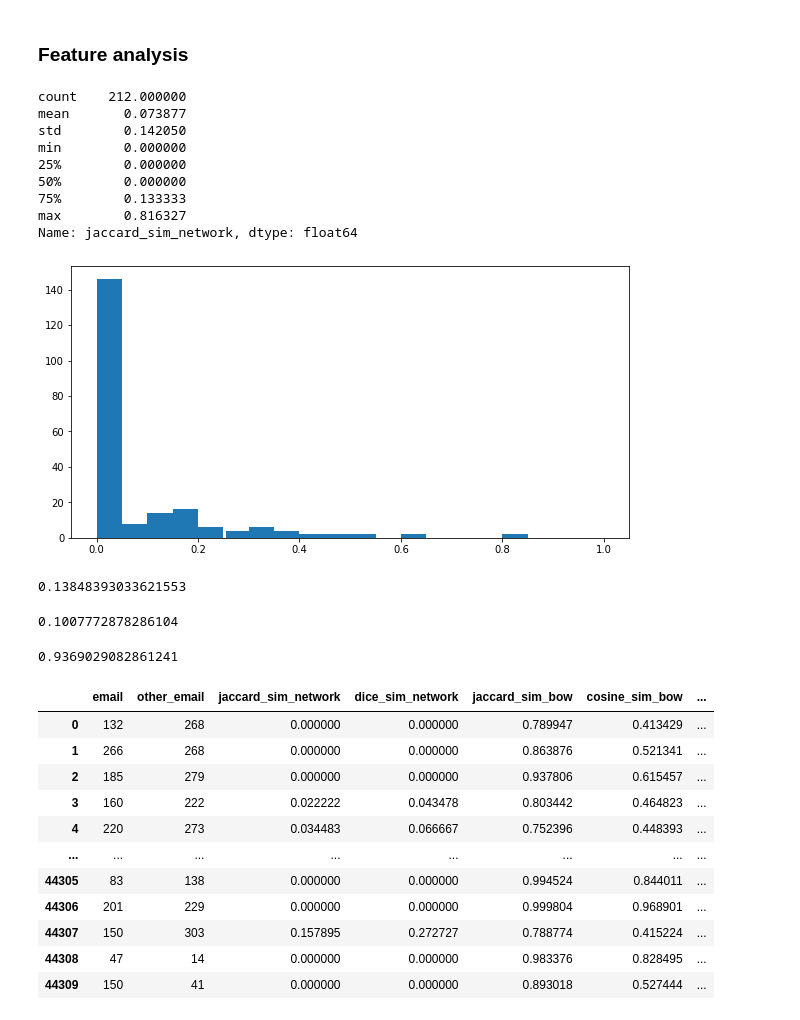
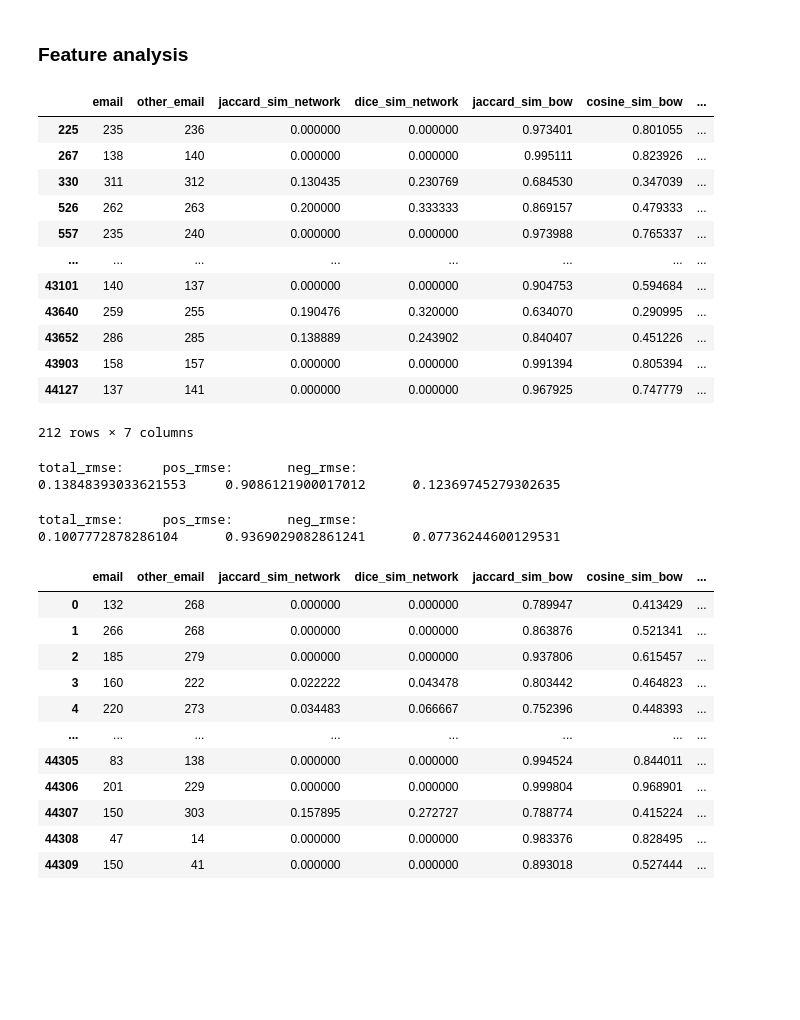
Before and after one commit to linqs/collective-graph-identification, a Jupyter notebook: scripts/Data Refactor.ipynb, the cells around one changed output. Cells and saved outputs as stored; diff of their text form; code cells hidden in the pictures; blank space fills up the shorter version.

```diff
--- a/scripts/Data Refactor.ipynb
+++ b/scripts/Data Refactor.ipynb
@@ -959,21 +946,0 @@ filtered_frame = pd.concat([filtered_frame, pd.DataFrame(row_list)], ignore_inde
-# %%
-filtered_frame["jaccard_sim_network"].describe()
-# %% [output]
-count    212.000000
-mean       0.073877
-std        0.142050
-min        0.000000
-25%        0.000000
-50%        0.000000
-75%        0.133333
-max        0.816327
-Name: jaccard_sim_network, dtype: float64
-# %%
-from matplotlib import pyplot as plt
-
-fig, axis = plt.subplots(figsize = (10, 5))
-axis.hist(filtered_frame["jaccard_sim_network"], bins = [0, 0.05, 0.1, 0.15, .20, 0.25, 0.255, 0.30, 0.35, 0.40, 0.50, 0.55, .60, 0.65, 0.70, 0.75, .80, 0.85, 0.90, 0.95, 1.00])
-# Displaying the graph
-plt.show()
-# %% [output]
-[figure, removed]
@@ -980,26 +959,30 @@ plt.show()
+# %%
+# These are where entities own the same email
+sim_network[sim_network['is_coref'] == 1]
+# %% [output]
+|  | email | other_email | jaccard_sim_network | dice_sim_network | jaccard_sim_bow | cosine_sim_bow | ... |
+| 225 | 235 | 236 | 0.000000 | 0.000000 | 0.973401 | 0.801055 | ... |
+| 267 | 138 | 140 | 0.000000 | 0.000000 | 0.995111 | 0.823926 | ... |
+| 330 | 311 | 312 | 0.130435 | 0.230769 | 0.684530 | 0.347039 | ... |
+| 526 | 262 | 263 | 0.200000 | 0.333333 | 0.869157 | 0.479333 | ... |
+| 557 | 235 | 240 | 0.000000 | 0.000000 | 0.973988 | 0.765337 | ... |
+| ... | ... | ... | ... | ... | ... | ... | ... |
+| 43101 | 140 | 137 | 0.000000 | 0.000000 | 0.904753 | 0.594684 | ... |
+| 43640 | 259 | 255 | 0.190476 | 0.320000 | 0.634070 | 0.290995 | ... |
+| 43652 | 286 | 285 | 0.138889 | 0.243902 | 0.840407 | 0.451226 | ... |
+| 43903 | 158 | 157 | 0.000000 | 0.000000 | 0.991394 | 0.805394 | ... |
+| 44127 | 137 | 141 | 0.000000 | 0.000000 | 0.967925 | 0.747779 | ... |
+212 rows × 7 columns
 # %%
-import math
-from sklearn.metrics import mean_squared_error
-y_truth = sim_network['is_coref']
-y_pred  = sim_network['dice_sim_network']
-
-math.sqrt(mean_squared_error(y_pred, y_truth))
+compute_rmse(sim_network, 'dice_sim_network')
 # %% [output]
-0.13848393033621553
+total_rmse:     pos_rmse:       neg_rmse:
+0.13848393033621553     0.9086121900017012      0.12369745279302635
 # %%
-y_truth = sim_network['is_coref']
-y_pred  = sim_network['jaccard_sim_network']
-
-math.sqrt(mean_squared_error(y_pred, y_truth))
+compute_rmse(sim_network, 'jaccard_sim_network')
 # %% [output]
-0.1007772878286104
+total_rmse:     pos_rmse:       neg_rmse:
+0.1007772878286104      0.9369029082861241      0.07736244600129531
-# %%
-y_truth = sim_network[sim_network['is_coref'] == 1]['is_coref']
-y_pred  = sim_network[sim_network['is_coref'] == 1]['jaccard_sim_network']
-
-math.sqrt(mean_squared_error(y_pred, y_truth))
-# %% [output]
-0.9369029082861241
 # %%
 sim_network
 # %% [output]
```
Also changed, not shown: parts of 9 cells of this notebook.
